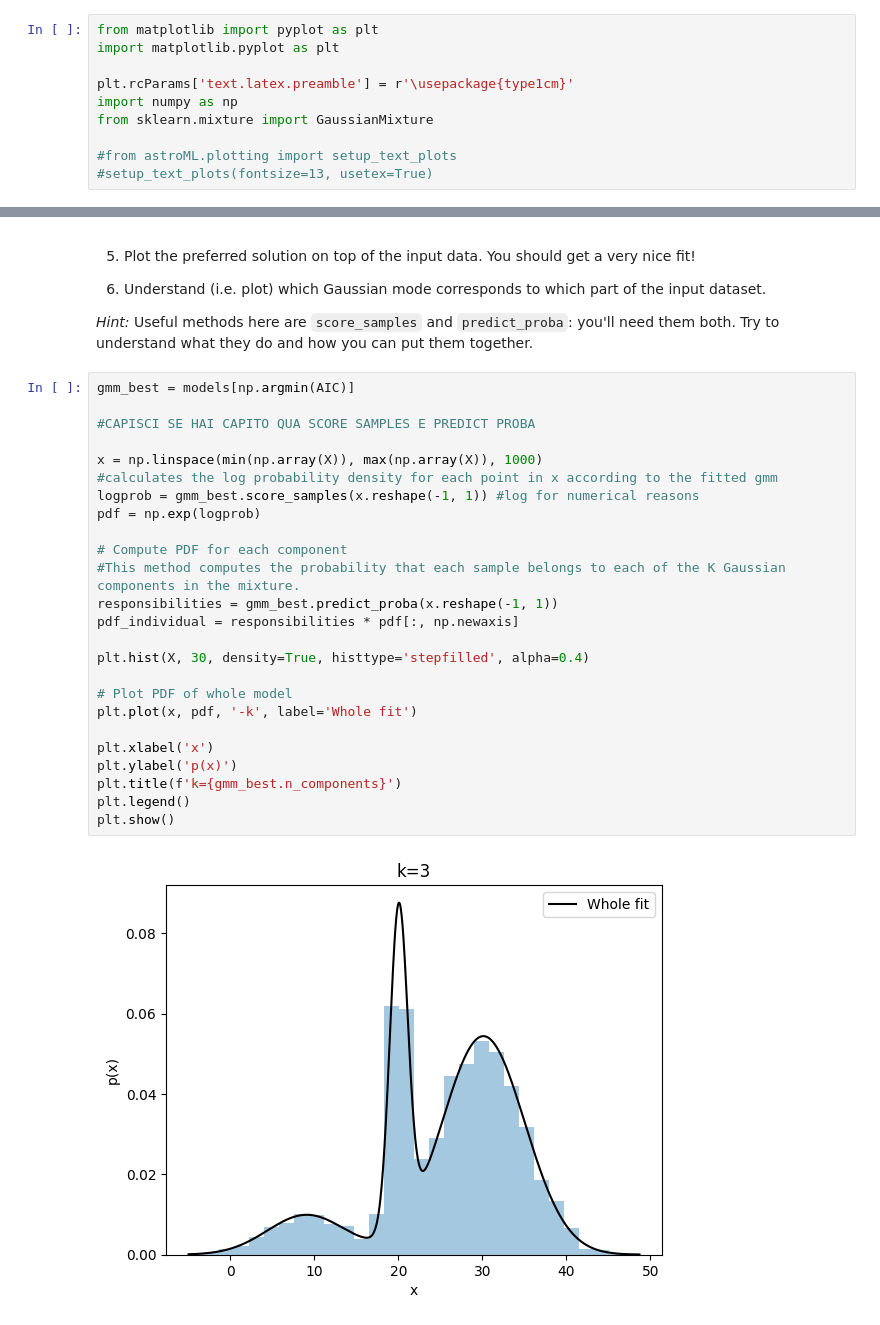
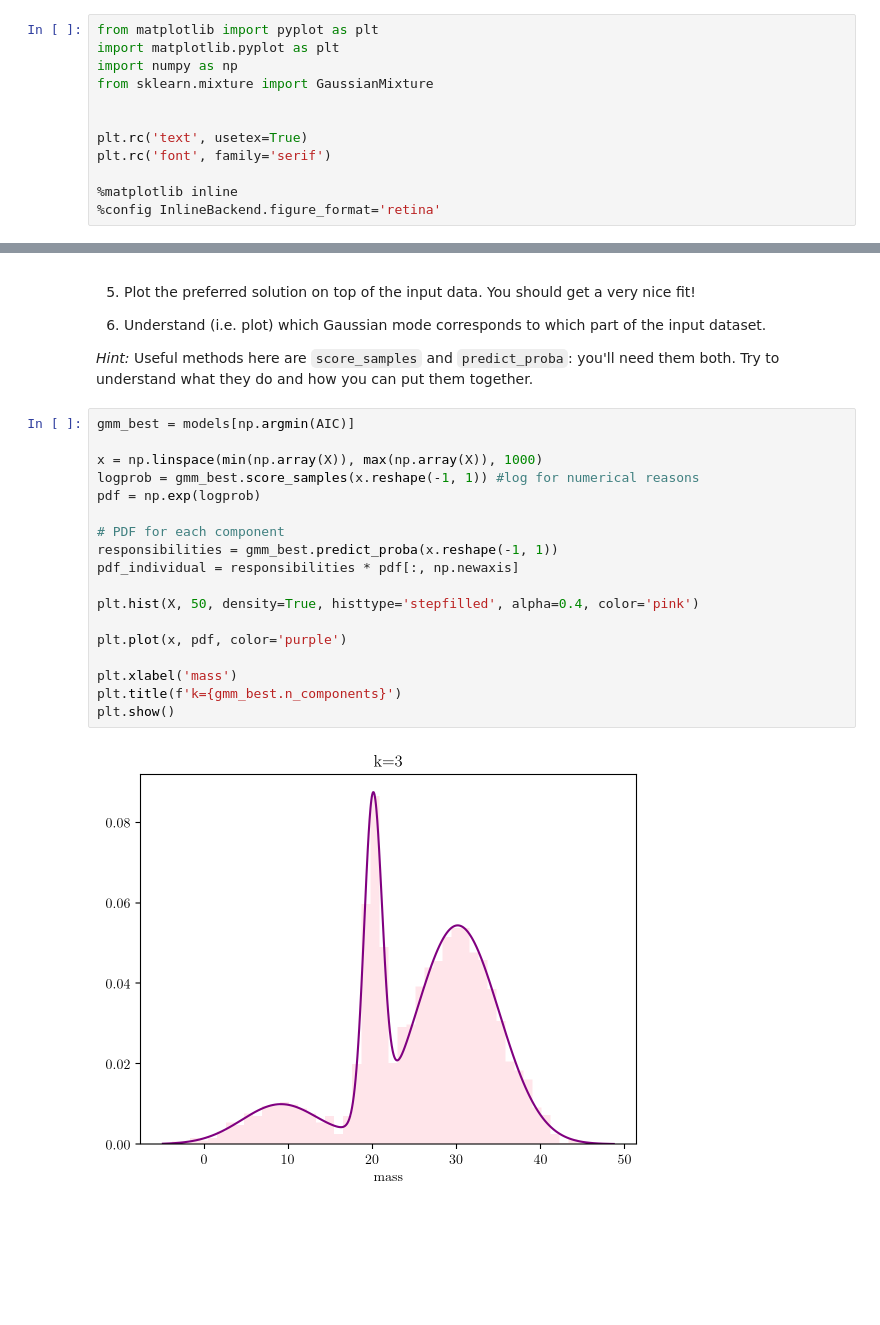
Before and after one commit to ludovicarbone/astrostatistics_bicocca_2024, a Jupyter notebook: working/L06_es.ipynb, the cells around one changed output, grey strips where cells are left out. Cells and saved outputs as stored; diff of their text form; blank space fills up the shorter version.

```diff
--- a/working/L06_es.ipynb
+++ b/working/L06_es.ipynb
@@ -6,13 +6,15 @@
 # %%
 from matplotlib import pyplot as plt
 import matplotlib.pyplot as plt
-
-plt.rcParams['text.latex.preamble'] = r'\usepackage{type1cm}'
 import numpy as np
 from sklearn.mixture import GaussianMixture
 
-#from astroML.plotting import setup_text_plots
-#setup_text_plots(fontsize=13, usetex=True)
+
+plt.rc('text', usetex=True)
+plt.rc('font', family='serif')
+
+%matplotlib inline
+%config InlineBackend.figure_format='retina'
 # %%
 X = np.load("../solutions/formationchannels.npy")
 # %%
@@ -56,28 +61,21 @@ plt.show()
 # %%
 gmm_best = models[np.argmin(AIC)]
 
-#CAPISCI SE HAI CAPITO QUA SCORE SAMPLES E PREDICT PROBA
-
 x = np.linspace(min(np.array(X)), max(np.array(X)), 1000)
-#calculates the log probability density for each point in x according to the fitted gmm
 logprob = gmm_best.score_samples(x.reshape(-1, 1)) #log for numerical reasons
 pdf = np.exp(logprob)
 
-# Compute PDF for each component
-#This method computes the probability that each sample belongs to each of the K Gaussian components in the mixture.
+# PDF for each component
 responsibilities = gmm_best.predict_proba(x.reshape(-1, 1))
 pdf_individual = responsibilities * pdf[:, np.newaxis]
 
-plt.hist(X, 30, density=True, histtype='stepfilled', alpha=0.4)
+plt.hist(X, 50, density=True, histtype='stepfilled', alpha=0.4, color='pink')
 
-# Plot PDF of whole model
-plt.plot(x, pdf, '-k', label='Whole fit')
+plt.plot(x, pdf, color='purple')
 
-plt.xlabel('x')
-plt.ylabel('p(x)')
+plt.xlabel('mass')
 plt.title(f'k={gmm_best.n_components}')
-plt.legend()
 plt.show()
 # %% [output]
-[figure, old version]
+[figure, new version]
 # %%
```
Also changed, not shown: parts of 5 cells of this notebook, 1 other file.
